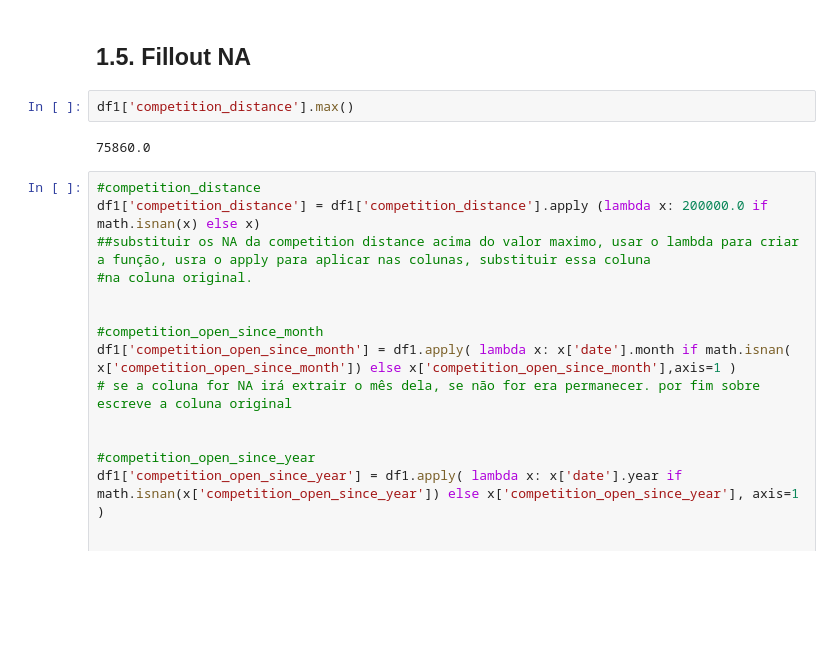
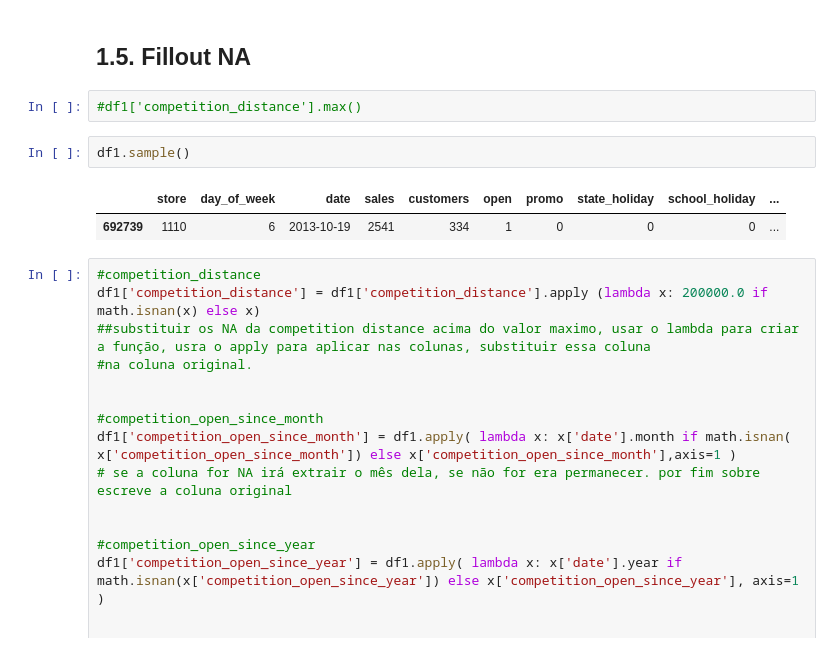
Before and after one commit to vicentheus/vicentheus-data-science-em-producao, a Jupyter notebook: m06_v01_store_sales_prediction.ipynb, the cells around one changed output. Drawn from its saved outputs; the diff is of its cells as text; blank space fills up the shorter version.

```diff
--- a/m06_v01_store_sales_prediction.ipynb
+++ b/m06_v01_store_sales_prediction.ipynb
@@ -150,9 +247,12 @@ dtype: int64
 # %% [markdown]
 ## 1.5. Fillout NA
 # %%
-df1['competition_distance'].max()
+#df1['competition_distance'].max()
-# %% [output]
-75860.0
+# %%
+df1.sample()
+# %% [output]
+|  | store | day_of_week | date | sales | customers | open | promo | state_holiday | school_holiday | ... |
+| 692739 | 1110 | 6 | 2013-10-19 | 2541 | 334 | 1 | 0 | 0 | 0 | ... |
 # %%
 #competition_distance
 df1['competition_distance'] = df1['competition_distance'].apply (lambda x: 200000.0 if math.isnan(x) else x)
```
Also changed, not shown: parts of 44 cells of this notebook.
